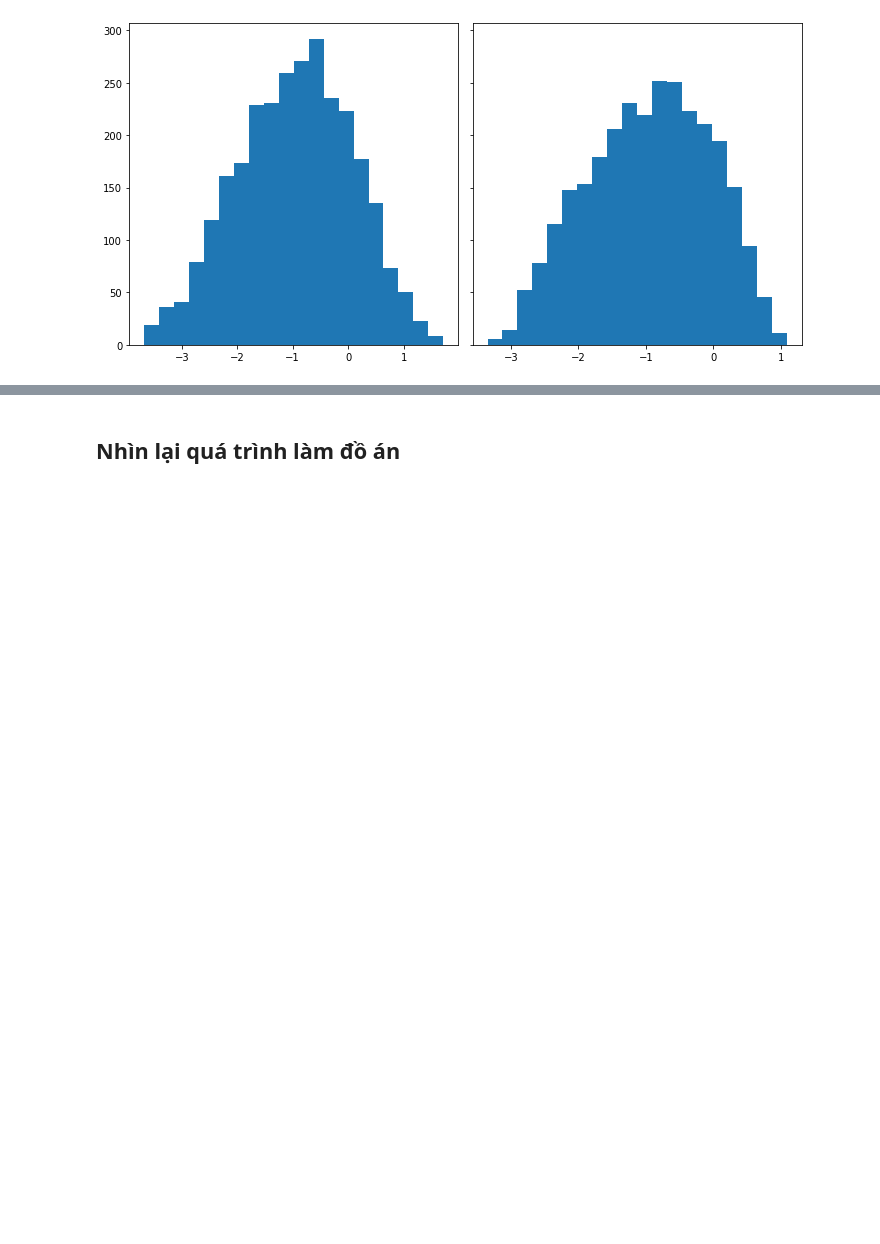
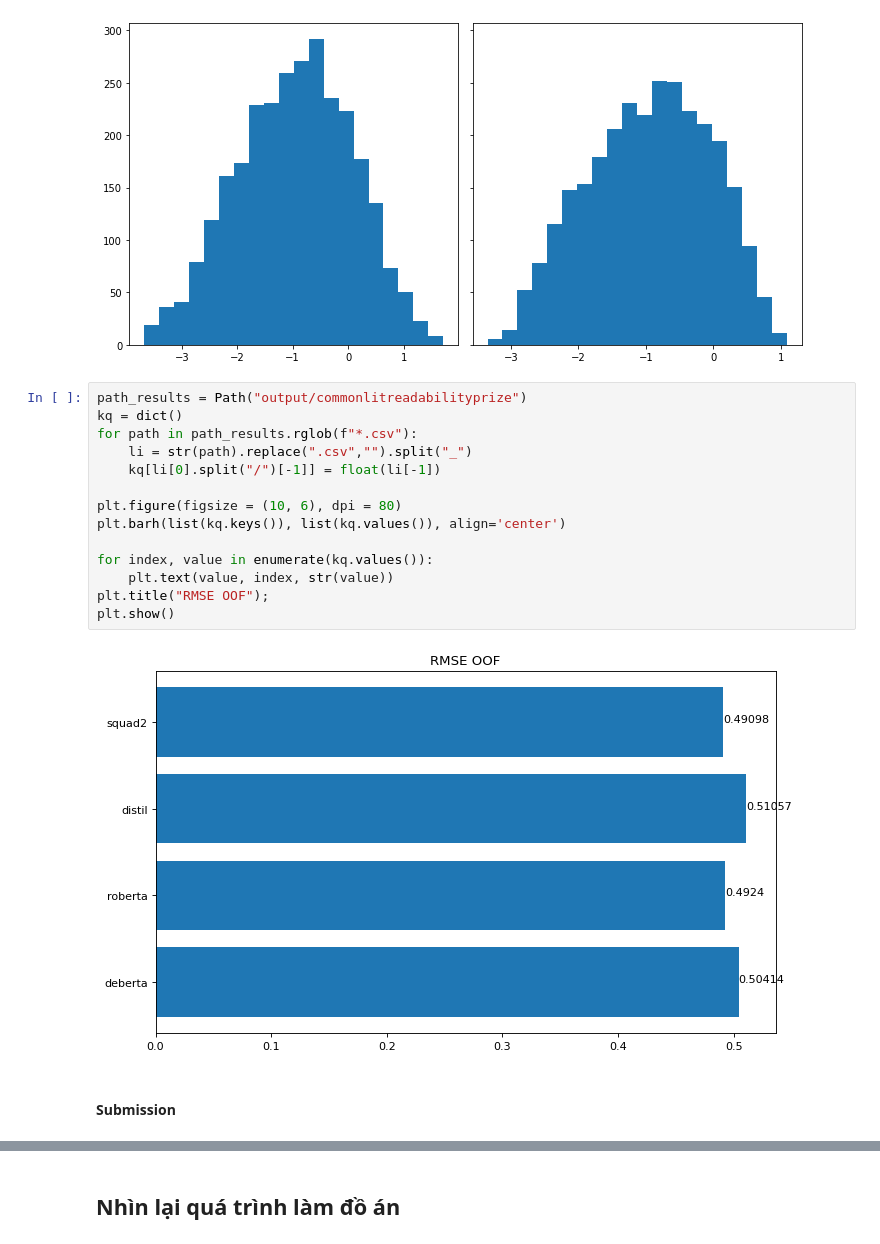
Before and after one commit to nguyentrongnghia142/CommonLit-Readability-Prize, a Jupyter notebook: Report.ipynb, the cells around one changed output, grey strips where cells are left out. Cells and saved outputs as stored; diff of their text form; blank space fills up the shorter version.

Commit message:
ensemble and submissions

```diff
--- a/Report.ipynb
+++ b/Report.ipynb
@@ -1674,3 +1726,21 @@ axs[0].hist(df.target, bins=n_bins);
 axs[1].hist(df.prediction, bins=n_bins);
 # %% [output]
 [figure]
+# %%
+path_results = Path("output/commonlitreadabilityprize")
+kq = dict()
+for path in path_results.rglob(f"*.csv"):
+    li = str(path).replace(".csv","").split("_")
+    kq[li[0].split("/")[-1]] = float(li[-1])
+
+plt.figure(figsize = (10, 6), dpi = 80)
+plt.barh(list(kq.keys()), list(kq.values()), align='center')
+
+for index, value in enumerate(kq.values()):
+    plt.text(value, index, str(value))
+plt.title("RMSE OOF");
+plt.show()
+# %% [output]
+[figure, added]
+# %% [markdown]
+#### Submission
```
Also changed, not shown: parts of 33 cells of this notebook.
